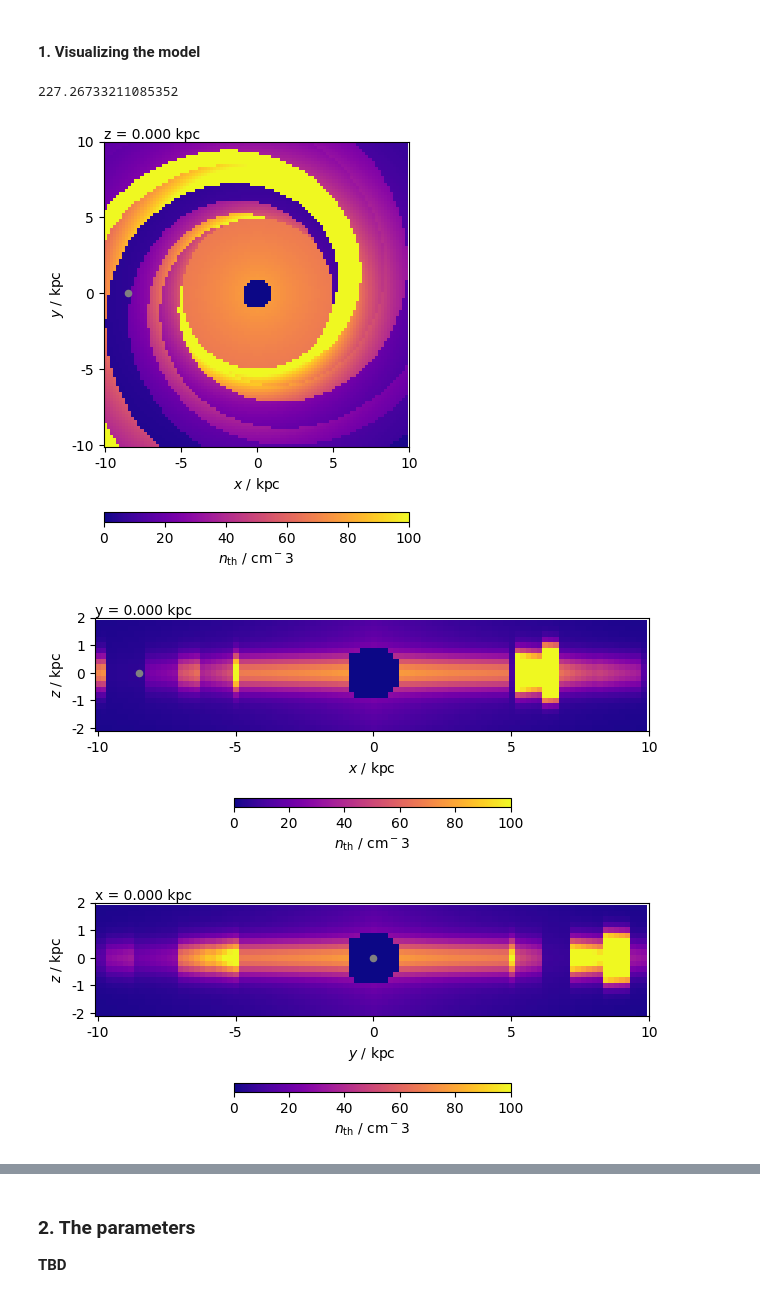
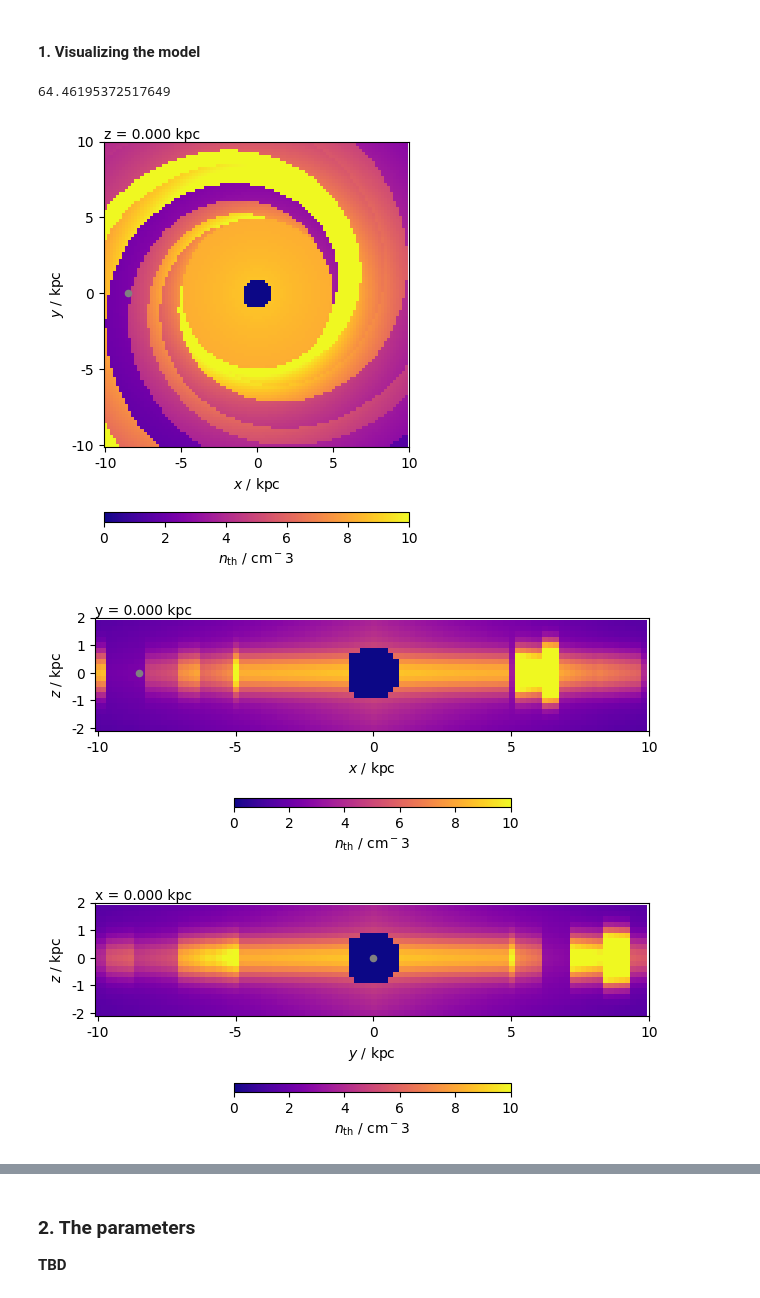
Before and after one commit to rafaelab/imagine-models, a Jupyter notebook: demos/python/model_examples/jf12_random_demo.ipynb, the cells around one changed output, grey strips where cells are left out. Saved outputs shown, nothing was run; the diff lists cells and outputs as text; code cells hidden in the pictures.

Commit message:
Introduced profile_on_grid function

```diff
--- a/demos/python/model_examples/jf12_random_demo.ipynb
+++ b/demos/python/model_examples/jf12_random_demo.ipynb
@@ -15,38 +15,32 @@ import numpy as np
 # %%
 model = img.JF12RandomField()
 shape = [100, 100, 20] # necessarily a list of 3 ints!
 increment = [.20, .20, .20]
 refpoint = [-10., -10., -2.]
-vmin = -10
-vmax = 10
+vmin = -50
+vmax = 50
 
 seed = 23
 
 model.spectral_offset = .1
 model.spectral_slope = 3
 
 model.apply_spectrum = True
 model.clean_divergence = False
 
 model_on_grid = model.on_grid(shape=shape, reference_point=refpoint, increment=increment, seed=seed)
 print(model_on_grid[0].max())
 
-profile = np.zeros(tuple(shape))
+profile = model.profile_on_grid(shape=shape, reference_point=refpoint, increment=increment)
 
-for i in range(shape[0]):
-    for j in range(shape[1]):
-        for k in range(shape[2]):
-            profile[i, j, k] = model.spatial_profile(refpoint[0] + i*increment[0],
-                                                     refpoint[1] + j*increment[1],
-                                                     refpoint[2] + k*increment[2])
-plot_slice(profile, 2, shape, refpoint, increment, 0, 100)
-plot_slice(profile, 1, shape, refpoint, increment, 0, 100)
-plot_slice(profile, 0, shape, refpoint, increment, 0, 100)
+plot_slice(profile, 2, shape, refpoint, increment, 0, 10)
+plot_slice(profile, 1, shape, refpoint, increment, 0, 10)
+plot_slice(profile, 0, shape, refpoint, increment, 0, 10)
 # %% [output]
-227.26733211085352
+64.46195372517649
-[figure, old version]
+[figure, new version]
-[figure, old version]
+[figure, new version]
-[figure, old version]
+[figure, new version]
 # %%
 plot_slice(model_on_grid, 2, shape, refpoint, increment, vmin, vmax, vec_dim=0)
 # %% [output]
```
Also changed, not shown: parts of 7 cells of this notebook, 8 other files.
